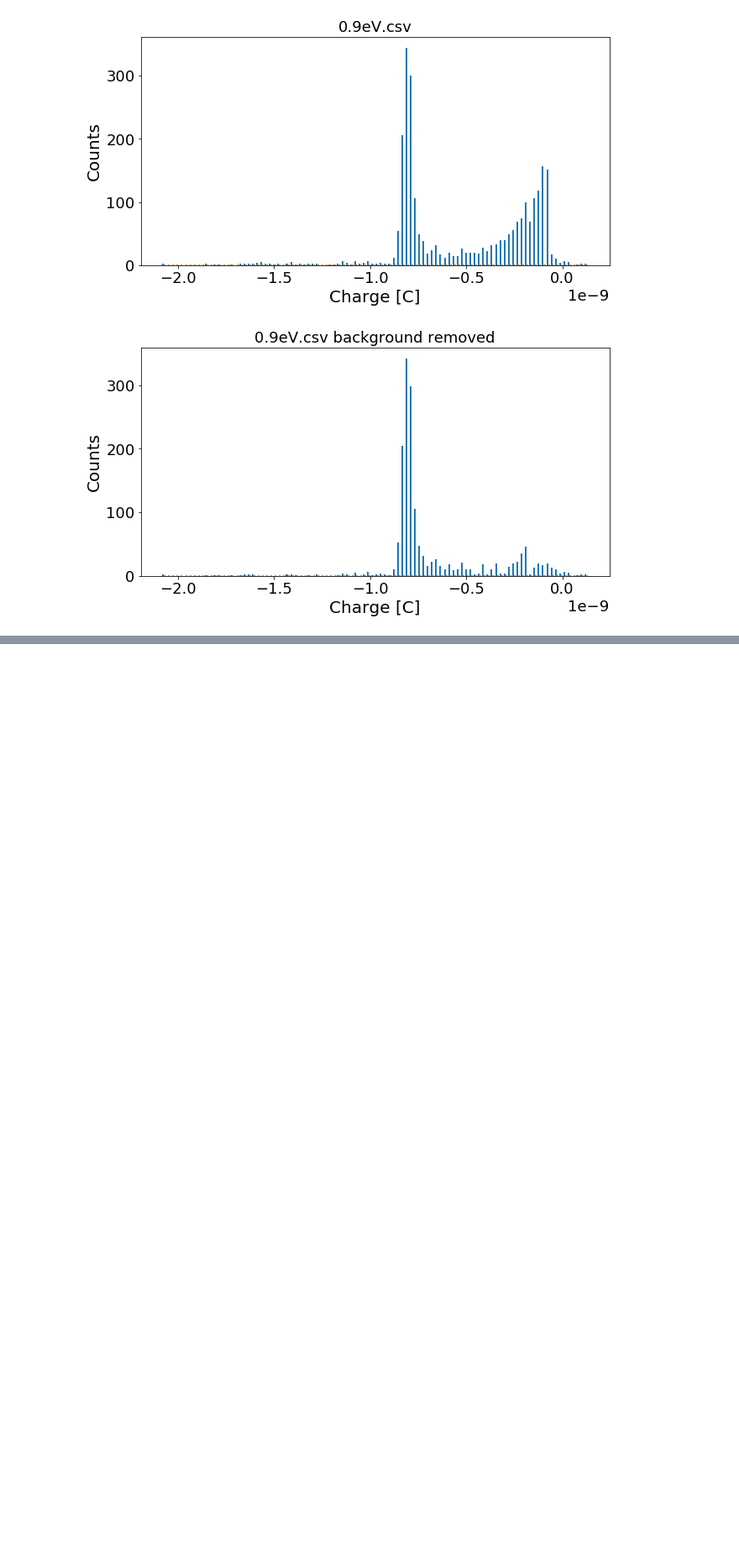
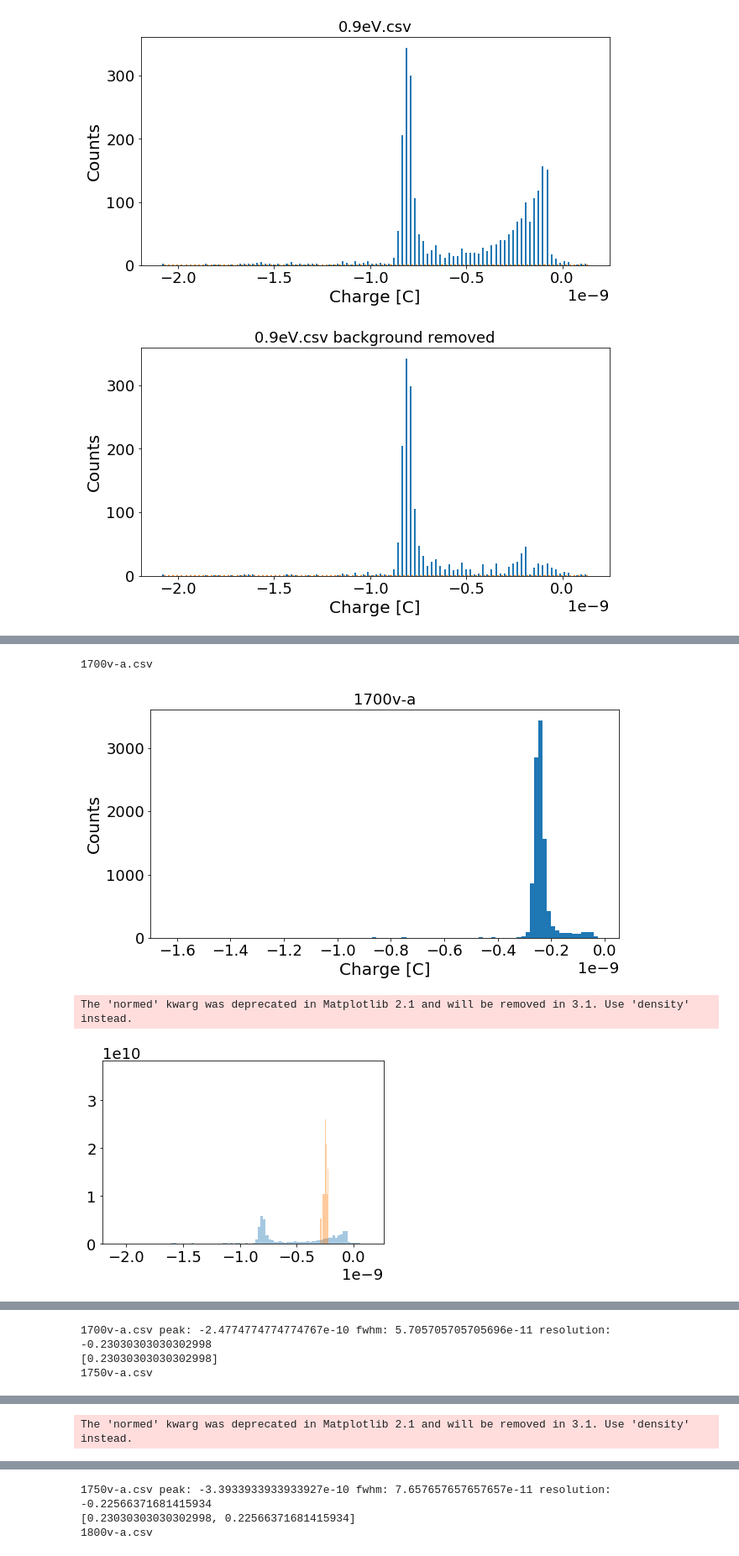
Before and after one commit to wonseokb/phython, a Jupyter notebook: Wonseok's Plot Machine.ipynb, the cells around one changed output, grey strips where cells are left out. Shown at 84% size. Saved outputs shown, nothing was run; the diff lists cells and outputs as text; code cells hidden in the pictures; blank space fills up the shorter version.

```diff
--- a/Wonseok's Plot Machine.ipynb
+++ b/Wonseok's Plot Machine.ipynb
@@ -409,7 +448,7 @@ def idxFind(lst, value):
 
 
 #finding the energy resolution from the data given with the graph x limits
-def Peak_FWHM_EenrgyResolution(data, lowlim, uplim , filename,bin_num = 50):
+def Peak_FWHM_EenrgyResolution_withPlot(data, lowlim, uplim , filename,bin_num = 50):
     mean,std=norm.fit(data) #fitting the norm distribution to the data given
     x = np.linspace(lowlim, uplim, 1000) #list of nubers for x vlaues
     y = norm.pdf(x, mean, std) #applying the normal distribution to the xvalues
@@ -476,0 +529,71 @@ def Peak_FWHM_EenrgyResolution(data, lowlim, uplim , filename,bin_num = 50):
+# %%
+#something wrong.
+
+#Random cut
+lowlims = [-3e-10, #1700
+          -4e-10, #1750
+          -5e-10, #1800
+          -6.5e-10, #1850
+          -7.6e-10, #1900
+          -9.5e-10, #1950
+          -1.1e-9, #2000
+          -1.3e-9, #2050
+          -1.45e-9] #2100
+
+
+uplims = [-2.1e-10,#1700
+         -2.85e-10, #1750
+         -3.8e-10, #1800
+         -5e-10, #1850
+         -6.3e-10, #1900
+         -7.6e-10, #1950
+         -9.1e-10, #2000
+         -1.08e-9, #2050
+         -1.23e-9] #2100
+
+resolutions_allday = []
+total_low = -1.5e-9
+total_up = 0
+
+for i in range(0,9):
+    number = 1700 + 50*i
+    filename = str(number) + "v-a.csv"
+    print(filename)
+
+#plot1: original
+    plotHistFromCsv(filename, bin_num =100)
+
+#plot2: FWHM
+    truncated_data = truncated_hist_data(filename, lowlims[i], uplims[i])
+    resolution, FWHM, peak = Peak_FWHM_EenrgyResolution_withPlot(truncated_data, total_low, total_up, filename, 50)
+    resolutions_allday.append(resolution)
+
+    print(resolutions_allday)
+
+#plot3: resolution scattering
+plt.figure(figsize = (10,8))
+plt.scatter([1700, 1750, 1800, 1850, 1900, 1950, 2000,2050, 2100], resolutions_allday)
+plt.title("Energy Resolutions")
+plt.xlabel("Voltage")
+plt.ylabel("Energy Resolution (FWHM/PeakValue)")
+plt.legend()
+plt.show()
+
+#plot4: truncated_data
+plt.clf()
+plt.figure(figsize = (14,8))
+for i in range(0,9):
+    num = 1700 + 50*i
+    filename = str(num) + "v-a.csv"
+    truncated_data = truncated_hist_data(filename, total_low, total_up)
+    plt.hist(truncated_data, bins = 100, label = num , alpha = 0.4) #alpha- transperency, range - range of the graph
+plt.title("All voltages")
+plt.xlabel("Charge [C]")
+plt.ylabel("Counts")
+plt.legend()
+plt.show()
+# %% [output]
+1700v-a.csv
+[figure, added]
+The 'normed' kwarg was deprecated in Matplotlib 2.1 and will be removed in 3.1. Use 'density' instead.
+[figure, added]
@@ -476,0 +601,3 @@ def Peak_FWHM_EenrgyResolution(data, lowlim, uplim , filename,bin_num = 50):
+1700v-a.csv peak: -2.4774774774774767e-10 fwhm: 5.705705705705696e-11 resolution: -0.23030303030302998
+[0.23030303030302998]
+1750v-a.csv
@@ -476,0 +605 @@ def Peak_FWHM_EenrgyResolution(data, lowlim, uplim , filename,bin_num = 50):
+The 'normed' kwarg was deprecated in Matplotlib 2.1 and will be removed in 3.1. Use 'density' instead.
@@ -476,0 +608,3 @@ def Peak_FWHM_EenrgyResolution(data, lowlim, uplim , filename,bin_num = 50):
+1750v-a.csv peak: -3.3933933933933927e-10 fwhm: 7.657657657657657e-11 resolution: -0.22566371681415934
+[0.23030303030302998, 0.22566371681415934]
+1800v-a.csv
```
Also changed, not shown: parts of 5 cells of this notebook, 1 other file.
